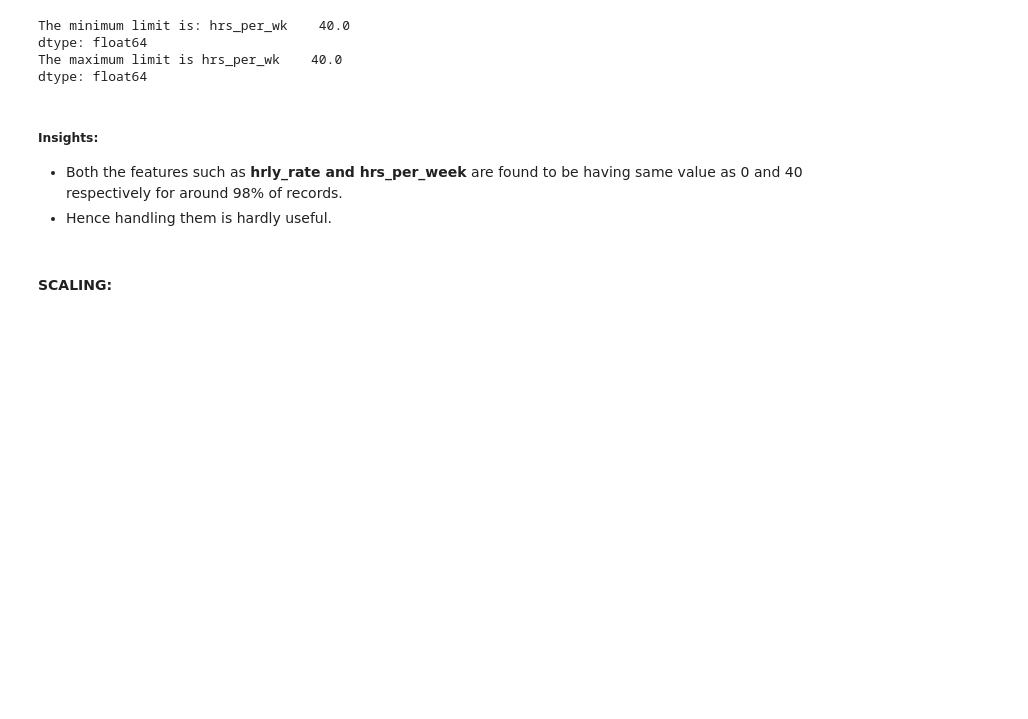
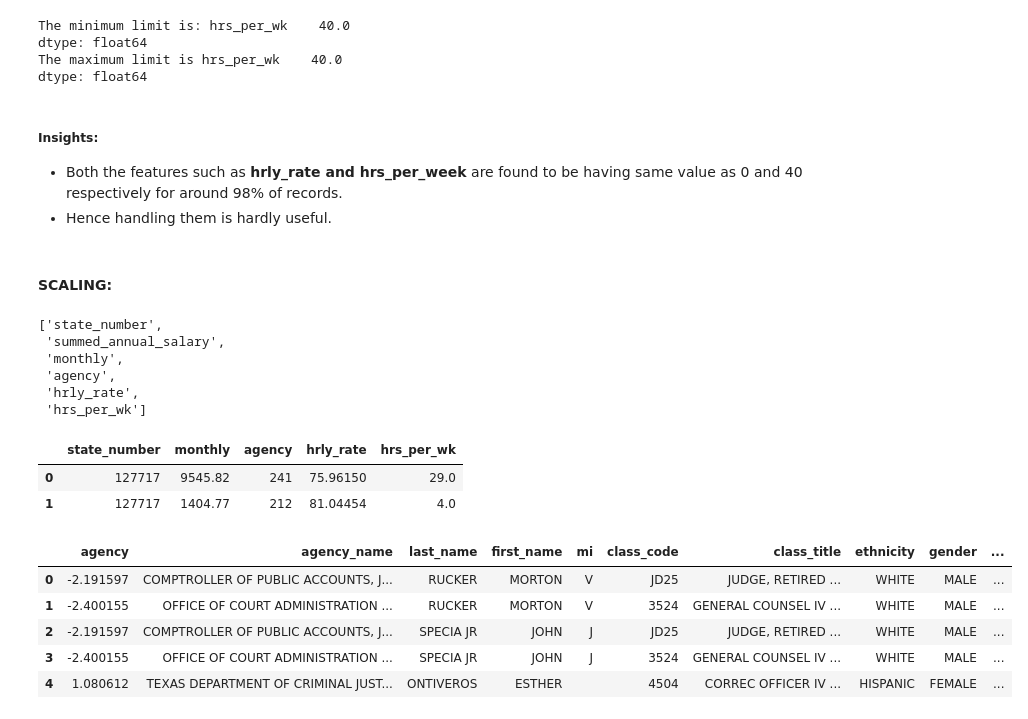
Before and after one commit to shanusaras/Capstone_Projects, a Jupyter notebook: Texas Salary Prediction/Project_02_Texas_salary_prediction.ipynb, the cells around one changed output. Drawn from its saved outputs; the diff is of its cells as text; code cells hidden in the pictures; blank space fills up the shorter version.

```diff
--- a/Texas Salary Prediction/Project_02_Texas_salary_prediction.ipynb
+++ b/Texas Salary Prediction/Project_02_Texas_salary_prediction.ipynb
@@ -1077,3 +1077,36 @@ dtype: float64
 - Hence handling them is hardly useful.
 # %% [markdown]
 #### SCALING:
+# %%
+continuous_features
+# %% [output]
+['state_number',
+ 'summed_annual_salary',
+ 'monthly',
+ 'agency',
+ 'hrly_rate',
+ 'hrs_per_wk']
+# %%
+# summed_annual_salary was dropped in the previous process
+# hence new data for scaling
+
+new_data= data[['state_number','monthly','agency','hrly_rate','hrs_per_wk']]
+new_data.head(2)
+# %% [output]
+|  | state_number | monthly | agency | hrly_rate | hrs_per_wk |
+| 0 | 127717 | 9545.82 | 241 | 75.96150 | 29.0 |
+| 1 | 127717 | 1404.77 | 212 | 81.04454 | 4.0 |
+# %%
+# scaling- StandardScaler
+
+from sklearn.preprocessing import StandardScaler
+scaling= StandardScaler()
+data[['state_number','monthly','agency','hrly_rate','hrs_per_wk']]= scaling.fit_transform(new_data[['state_number','monthly','agency','hrly_rate','hrs_per_wk']])
+data.head()
+# %% [output]
+|  | agency | agency_name | last_name | first_name | mi | class_code | class_title | ethnicity | gender | ... |
+| 0 | -2.191597 | COMPTROLLER OF PUBLIC ACCOUNTS, J... | RUCKER | MORTON | V | JD25 | JUDGE, RETIRED ... | WHITE | MALE | ... |
+| 1 | -2.400155 | OFFICE OF COURT ADMINISTRATION ... | RUCKER | MORTON | V | 3524 | GENERAL COUNSEL IV ... | WHITE | MALE | ... |
+| 2 | -2.191597 | COMPTROLLER OF PUBLIC ACCOUNTS, J... | SPECIA JR | JOHN | J | JD25 | JUDGE, RETIRED ... | WHITE | MALE | ... |
+| 3 | -2.400155 | OFFICE OF COURT ADMINISTRATION ... | SPECIA JR | JOHN | J | 3524 | GENERAL COUNSEL IV ... | WHITE | MALE | ... |
+| 4 | 1.080612 | TEXAS DEPARTMENT OF CRIMINAL JUST... | ONTIVEROS | ESTHER |  | 4504 | CORREC OFFICER IV ... | HISPANIC | FEMALE | ... |
```
Also changed, not shown: parts of 12 cells of this notebook.
